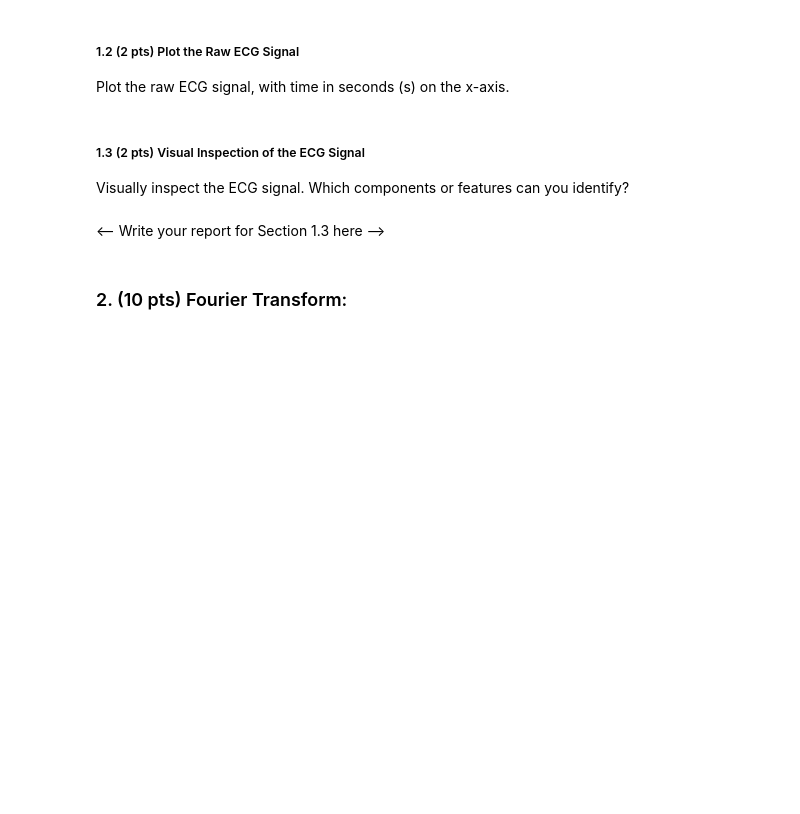
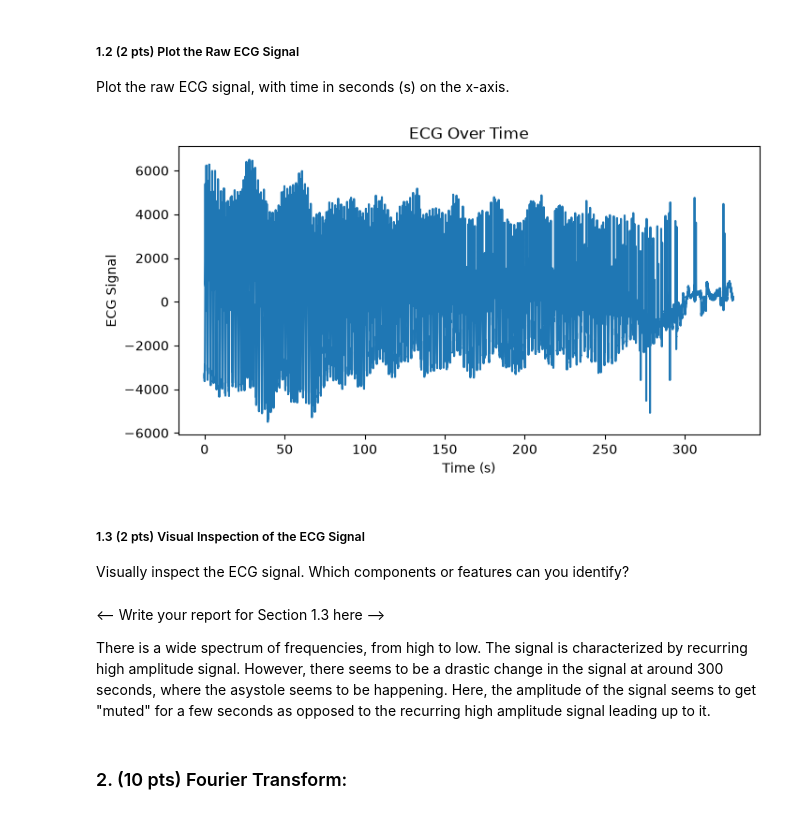
Before and after one commit to guswns3396-classes/BIOINF580, a Jupyter notebook: hw/hw1/HW01_yhyunjoo.ipynb, the cells around one changed output. Cells and saved outputs as stored; diff of their text form; code cells hidden in the pictures; blank space fills up the shorter version.

```diff
--- a/hw/hw1/HW01_yhyunjoo.ipynb
+++ b/hw/hw1/HW01_yhyunjoo.ipynb
@@ -60,12 +62,31 @@ print(ecg_data.shape)
 Plot the raw ECG signal, with time in seconds (s) on the x-axis.
 # %%
 # (Your code for Section 1.2 goes here)
+import matplotlib.pyplot as plt
+import numpy as np
+
+# get time based on frequency and signal
+Fs = 250
+t = np.arange(0, len(ecg_data)/Fs, 1/Fs)
+x = ecg_data[0]
+
+# plot
+plt.figure(figsize=(8,4))
+plt.plot(t, x)
+plt.title("ECG Over Time")
+plt.xlabel("Time (s)")
+plt.ylabel("ECG Signal")
+plt.show()
+# %% [output]
+[figure, added]
 # %% [markdown]
 ##### 1.3 (2 pts) Visual Inspection of the ECG Signal
 
 Visually inspect the ECG signal. Which components or features can you identify?
 # %% [markdown]
 <-- Write your report for Section 1.3 here -->
+
+There is a wide spectrum of frequencies, from high to low. The signal is characterized by recurring high amplitude signal. However, there seems to be a drastic change in the signal at around 300 seconds, where the asystole seems to be happening. Here, the amplitude of the signal seems to get "muted" for a few seconds as opposed to the recurring high amplitude signal leading up to it.
 # %% [markdown]
 ### 2. (10 pts) Fourier Transform:
 # %% [markdown]
```
Also changed, not shown: parts of 13 cells of this notebook.
